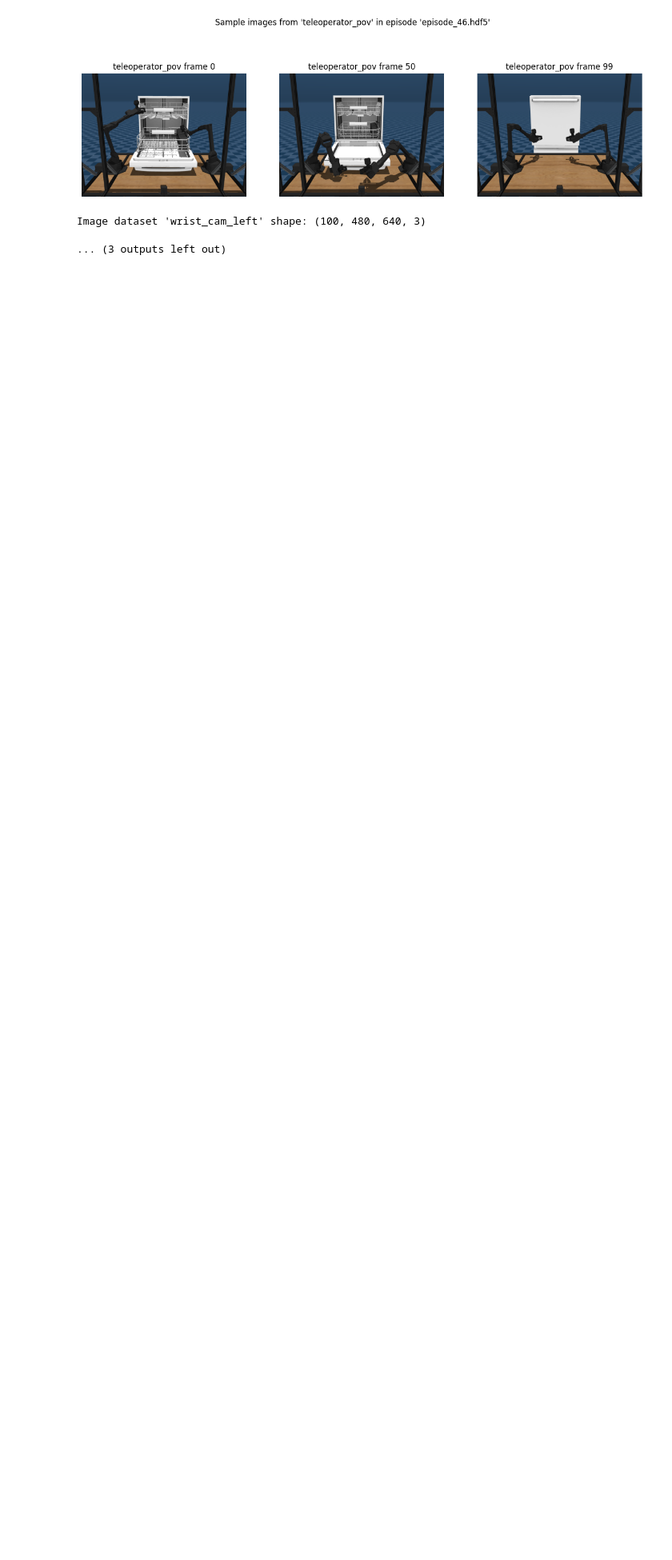
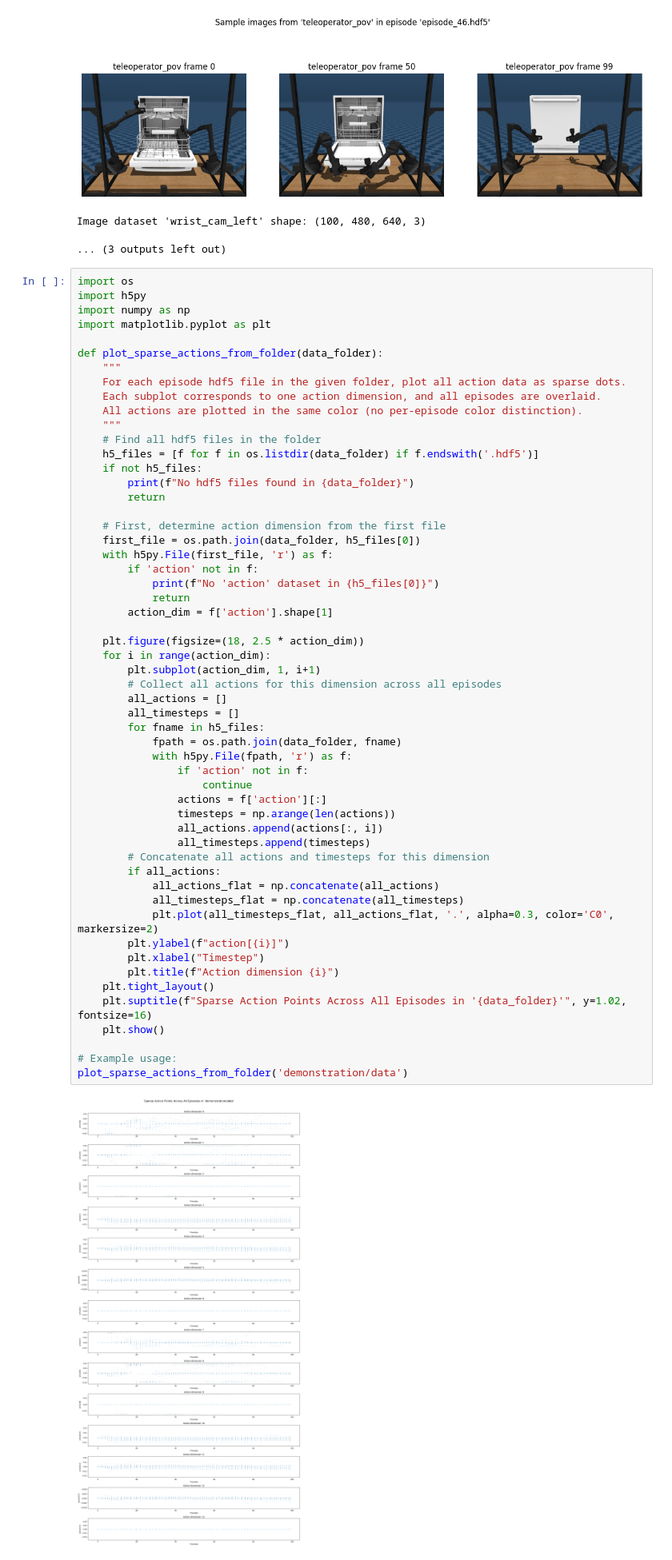
Before and after one commit to wayne-xyz/Dualsense-ALOHA, a Jupyter notebook: controllers/data_preview.ipynb, the cells around one changed output. Shown at 80% size. Cells and saved outputs as stored; diff of their text form; blank space fills up the shorter version.

```diff
--- a/controllers/data_preview.ipynb
+++ b/controllers/data_preview.ipynb
@@ -285,3 +285,60 @@ Image dataset 'teleoperator_pov' shape: (100, 480, 640, 3)
 [figure]
 Image dataset 'wrist_cam_left' shape: (100, 480, 640, 3)
 ... (3 outputs left out)
+# %%
+import os
+import h5py
+import numpy as np
+import matplotlib.pyplot as plt
+
+def plot_sparse_actions_from_folder(data_folder):
+    """
+    For each episode hdf5 file in the given folder, plot all action data as sparse dots.
+    Each subplot corresponds to one action dimension, and all episodes are overlaid.
+    All actions are plotted in the same color (no per-episode color distinction).
+    """
+    # Find all hdf5 files in the folder
+    h5_files = [f for f in os.listdir(data_folder) if f.endswith('.hdf5')]
+    if not h5_files:
+        print(f"No hdf5 files found in {data_folder}")
+        return
+
+    # First, determine action dimension from the first file
+    first_file = os.path.join(data_folder, h5_files[0])
+    with h5py.File(first_file, 'r') as f:
+        if 'action' not in f:
+            print(f"No 'action' dataset in {h5_files[0]}")
+            return
+        action_dim = f['action'].shape[1]
+
+    plt.figure(figsize=(18, 2.5 * action_dim))
+    for i in range(action_dim):
+        plt.subplot(action_dim, 1, i+1)
+        # Collect all actions for this dimension across all episodes
+        all_actions = []
+        all_timesteps = []
+        for fname in h5_files:
+            fpath = os.path.join(data_folder, fname)
+            with h5py.File(fpath, 'r') as f:
+                if 'action' not in f:
+                    continue
+                actions = f['action'][:]
+                timesteps = np.arange(len(actions))
+                all_actions.append(actions[:, i])
+                all_timesteps.append(timesteps)
+        # Concatenate all actions and timesteps for this dimension
+        if all_actions:
+            all_actions_flat = np.concatenate(all_actions)
+            all_timesteps_flat = np.concatenate(all_timesteps)
+            plt.plot(all_timesteps_flat, all_actions_flat, '.', alpha=0.3, color='C0', markersize=2)
+        plt.ylabel(f"action[{i}]")
+        plt.xlabel("Timestep")
+        plt.title(f"Action dimension {i}")
+    plt.tight_layout()
+    plt.suptitle(f"Sparse Action Points Across All Episodes in '{data_folder}'", y=1.02, fontsize=16)
+    plt.show()
+
+# Example usage:
+plot_sparse_actions_from_folder('demonstration/data')
+# %% [output]
+[figure, added]
```
Also changed, not shown: parts of 4 cells of this notebook, 15 other files.
